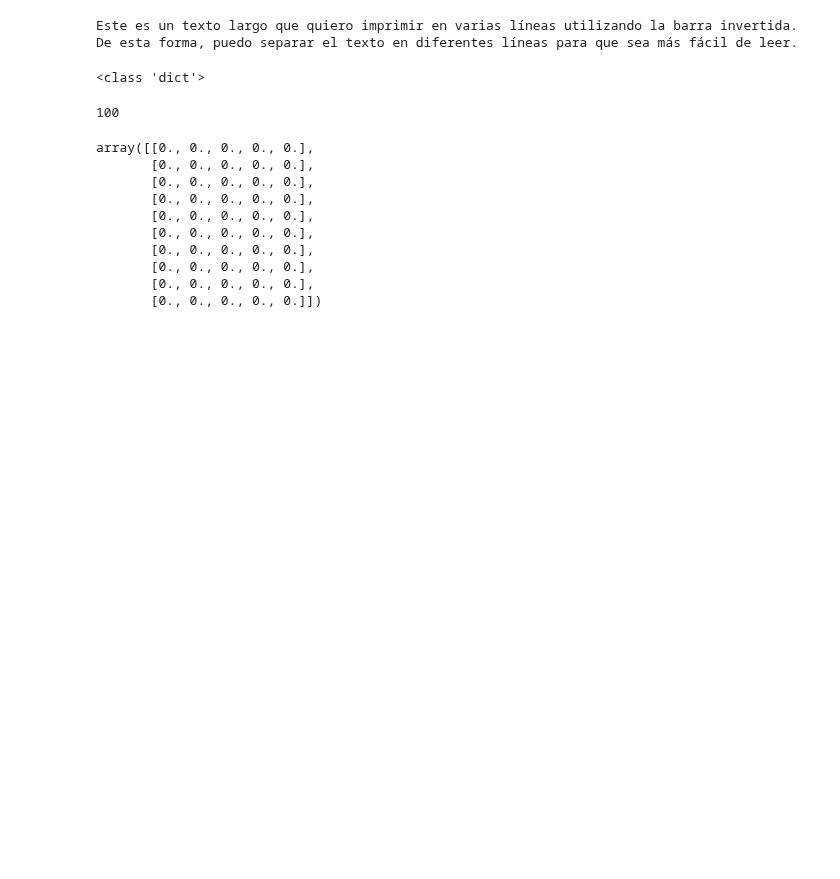
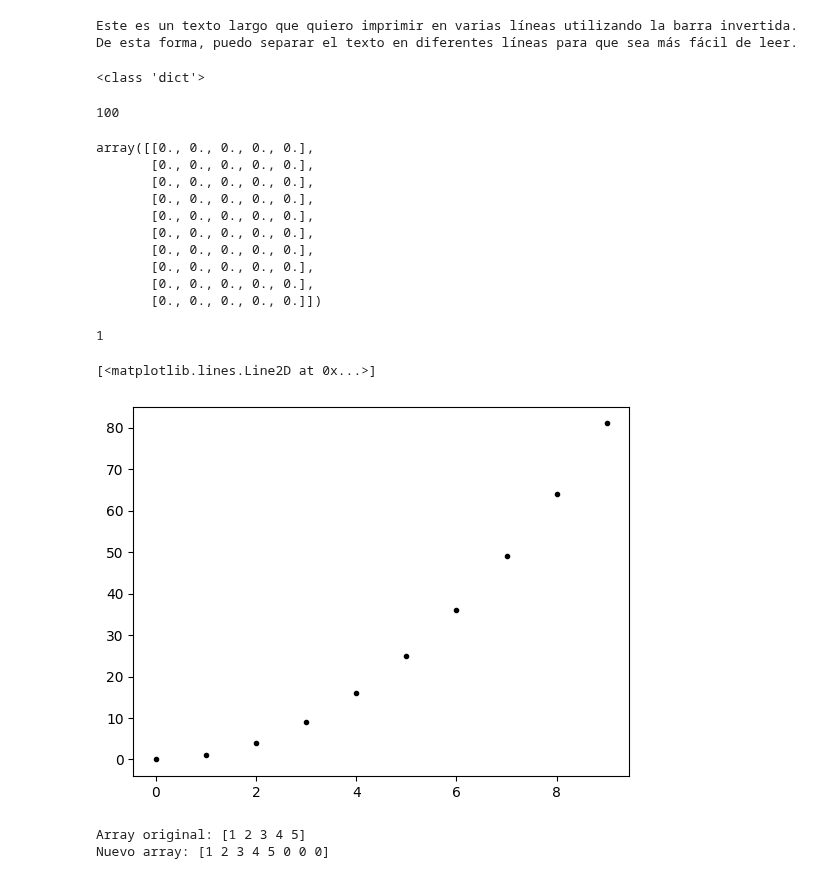
Before and after one commit to rmserra/proyecto-de-graduacion, a Jupyter notebook: modelo_sinpoo.ipynb, the cells around one changed output. Cells and saved outputs as stored; diff of their text form; code cells hidden in the pictures; blank space fills up the shorter version.

```diff
--- a/modelo_sinpoo.ipynb
+++ b/modelo_sinpoo.ipynb
@@ -1273,3 +1271,7 @@ array([[0., 0., 0., 0., 0.],
        [0., 0., 0., 0., 0.],
        [0., 0., 0., 0., 0.],
        [0., 0., 0., 0., 0.]])
+# %%
+int(1.445)
+# %% [output]
+1
@@ -1275,0 +1303,35 @@ array([[0., 0., 0., 0., 0.],
+# %%
+x = np.arange(10)
+y = np.random.rand(10)
+z = np.linspace(0, 1, 10)
+
+# Guardar los arrays en un archivo de texto
+with open('datos.txt', 'w') as archivo:
+    np.savetxt(archivo, x, fmt='%-10d', delimiter='\t')
+    np.savetxt(archivo, y, fmt='%-10.5f', delimiter='\t')
+    np.savetxt(archivo, z, fmt='%-10.3f', delimiter='\t')
+# %%
+t = [x for x in range(10)]
+x = [x**2 for x in t]
+plt.plot(t,x,color = 'black',marker = '.',linestyle = 'None')
+# %% [output]
+[<matplotlib.lines.Line2D at 0x...>]
+[figure, added]
+# %%
+arr_n = np.array([1, 2, 3, 4, 5])
+
+# Definimos el tamaño m del nuevo array
+m = 8
+
+# Calculamos la cantidad de elementos de relleno necesarios
+pad_width = m - len(arr_n)
+
+# Utilizamos la función numpy.pad() para crear el nuevo array
+arr_m = np.pad(arr_n, (0, pad_width), mode='constant')
+
+# Imprimimos los resultados
+print("Array original:", arr_n)
+print("Nuevo array:", arr_m)
+# %% [output]
+Array original: [1 2 3 4 5]
+Nuevo array: [1 2 3 4 5 0 0 0]
```
Also changed, not shown: parts of 5 cells of this notebook, 1 other file.
